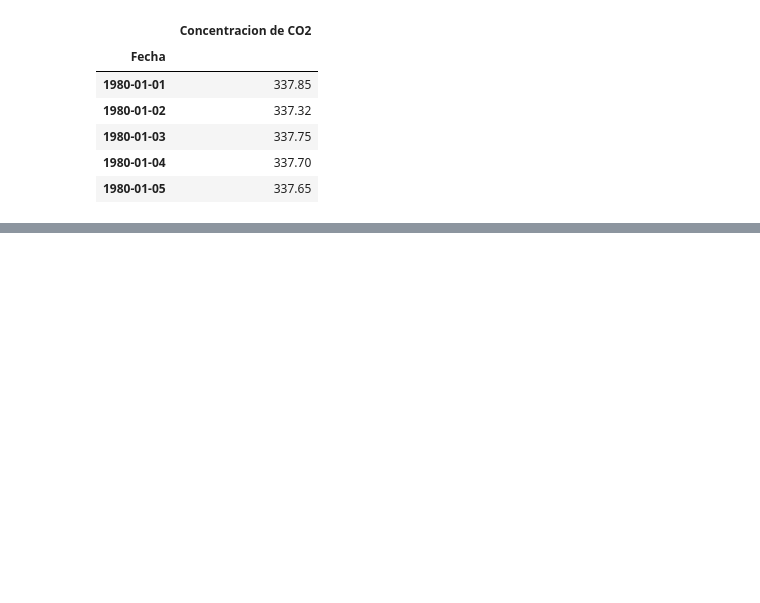
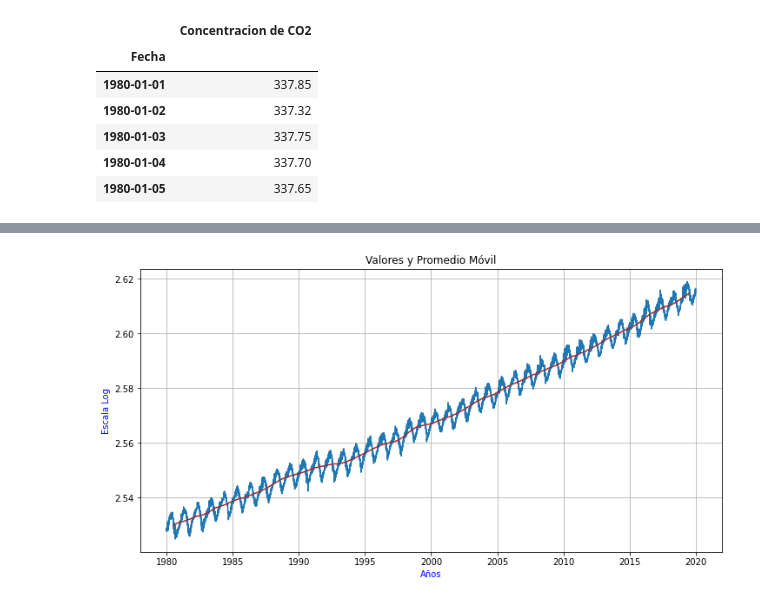
Before and after one commit to RaulACortez/FisicaComputacional1, a Jupyter notebook: FisicaComputacional1/Evaluación1/Evaluación1.ipynb, the cells around one changed output, grey strips where cells are left out. Saved outputs shown, nothing was run; the diff lists cells and outputs as text; code cells hidden in the pictures; blank space fills up the shorter version.

```diff
--- a/FisicaComputacional1/Evaluación1/Evaluación1.ipynb
+++ b/FisicaComputacional1/Evaluación1/Evaluación1.ipynb
@@ -195,0 +215,11 @@ MissingDataError: ignored
+# %%
+moving_avg = ts_test_log.rolling(365, center=True).mean()
+plt.plot(ts_test_log)
+plt.plot(moving_avg, color = 'brown')
+plt.xlabel('Años',color='b')
+plt.ylabel('Escala Log',color='b')
+plt.title('Valores y Promedio Móvil')
+plt.grid()
+plt.show();
+# %% [output]
+[figure, added]
```
Also changed, not shown: parts of 17 cells of this notebook.
